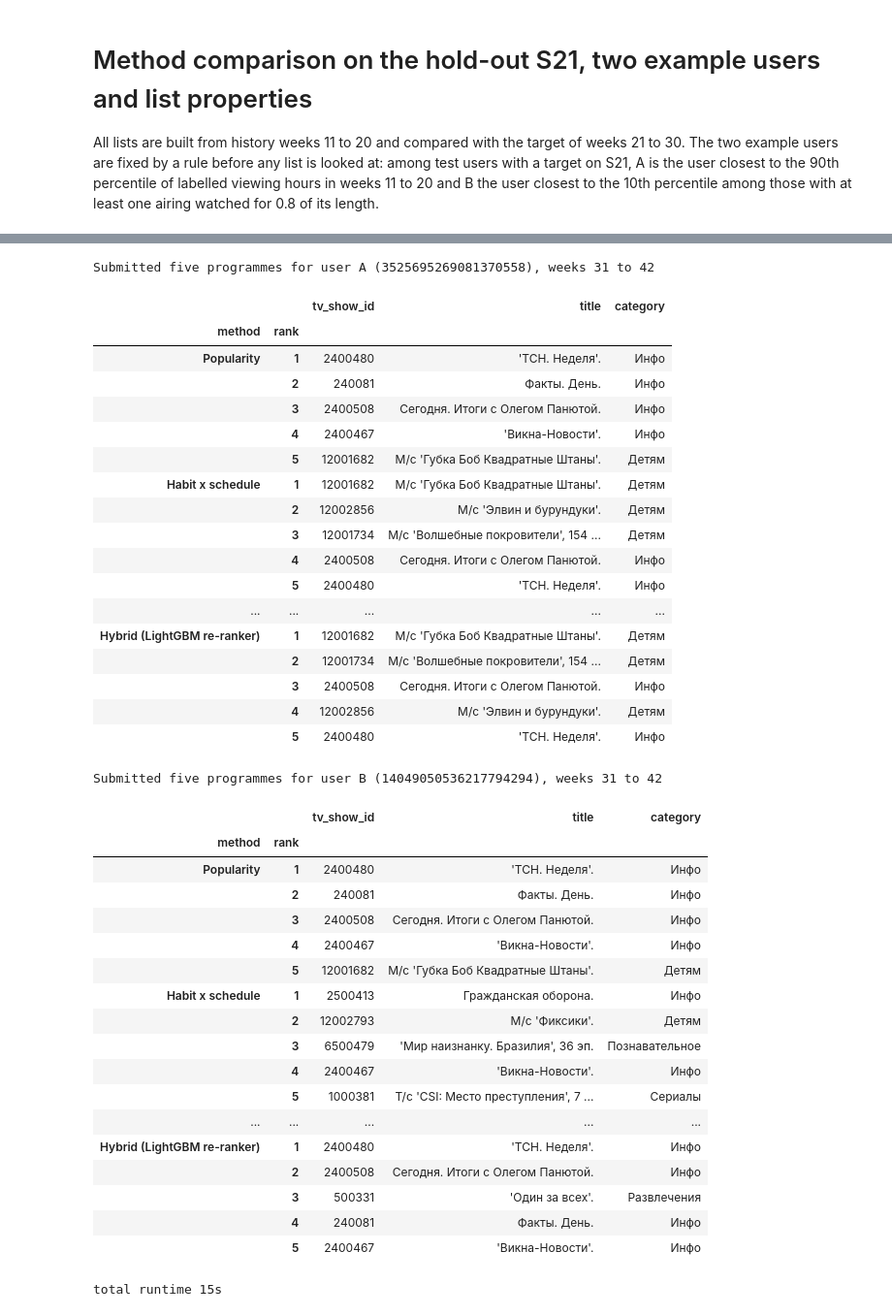
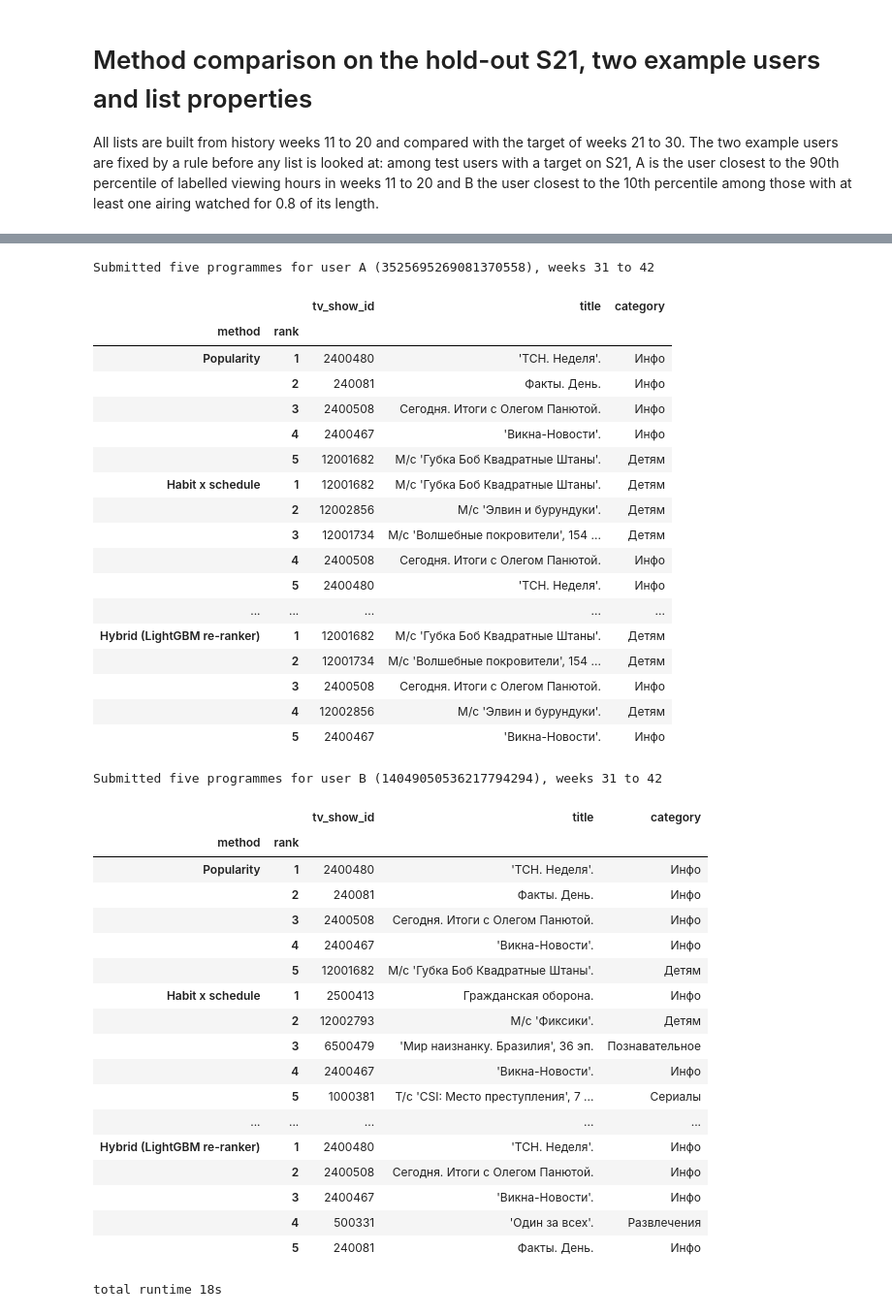
Before and after one commit to Marrrik/sweettv-recsys, a Jupyter notebook: modelling/analysis.ipynb, the cells around one changed output, grey strips where cells are left out. Shown at 97% size. Drawn from its saved outputs; the diff is of its cells as text; code cells hidden in the pictures.

```diff
--- a/modelling/analysis.ipynb
+++ b/modelling/analysis.ipynb
@@ -51,7 +51,8 @@ score_tables = {
     'Content-based': cf.content(m, prog, sorted(s.pool)).long(s.pool, 50),
 }
 lists = {name: recs.top5(sc, users, fb, s.pool) for name, sc in score_tables.items()}
-lists['Hybrid (LightGBM re-ranker)'] = recs.read_submission(os.path.join(ROOT, 'modelling', 's21_ranker_v3_top5.csv'))
+FINAL = 'ranker_v4'  # the designated re-ranker round: its S21 lists and its test submission
+lists['Hybrid (LightGBM re-ranker)'] = recs.read_submission(os.path.join(ROOT, 'modelling', f's21_{FINAL}_top5.csv'))
 ap = pd.DataFrame({name: [target.apk(truth[u], lst[u]) for u in users] for name, lst in lists.items()}, index=users)
 print('MAP@5 on S21:', ap.mean().round(4).to_dict())
 # %% [output]
@@ -124,9 +125,11 @@ for name, lst in lists.items():
 props_df = pd.DataFrame(props).T
 display(props_df.round(4))
 tflat = truth.explode().astype('int64')
-print('actual targets: share watched at 0.8 before', round(np.mean([(int(u), int(p)) in q_pairs for u, p in tflat.items()]), 4),
-      '| share only touched before', round(np.mean([(int(u), int(p)) in t_pairs and (int(u), int(p)) not in q_pairs for u, p in tflat.items()]), 4),
-      '| share new to the user', round(np.mean([(int(u), int(p)) not in t_pairs for u, p in tflat.items()]), 4))
+actual = {'watched': float(np.mean([(int(u), int(p)) in q_pairs for u, p in tflat.items()])),
+          'touched': float(np.mean([(int(u), int(p)) in t_pairs and (int(u), int(p)) not in q_pairs for u, p in tflat.items()])),
+          'new': float(np.mean([(int(u), int(p)) not in t_pairs for u, p in tflat.items()]))}
+print('actual targets: share watched at 0.8 before', round(actual['watched'], 4), '| share only touched before',
+      round(actual['touched'], 4), '| share new to the user', round(actual['new'], 4))
 # %% [output]
 |  | share watched at 0.8 before | share only touched before | share new to the user | precision on familiar | ... |
 | Popularity | 0.5973 | 0.2174 | 0.1854 | 0.3581 | ... |
@@ -253,7 +256,7 @@ Top 5 of every method for user B on S21
 # %%
 # The same two users in the test window: each method's submitted five programmes (no ground truth is available)
 sub_files = {'Popularity': 'popularity.csv', 'Habit x schedule': 'habit_schedule.csv', 'ALS': 'als.csv', 'PPR': 'ppr.csv',
-             'Association rules': 'rules.csv', 'Content-based': 'content.csv', 'Hybrid (LightGBM re-ranker)': 'ranker_v3.csv'}
+             'Association rules': 'rules.csv', 'Content-based': 'content.csv', 'Hybrid (LightGBM re-ranker)': f'{FINAL}.csv'}
 subs = {name: recs.read_submission(os.path.join(SUB_DIR, f)) for name, f in sub_files.items()}
 for label, u in [('A', user_a), ('B', user_b)]:
     rows_ = [{'method': name, 'rank': k + 1, 'tv_show_id': p, 'title': prog.title.get(p), 'category': prog.category.get(p)}
@@ -283,8 +286,9 @@ ids = {p for e in examples.values() for p in [x[0] for x in e['history_top']] +
        + [x[0] for lst in e['s21_lists'].values() for x in lst] + [p for lst in e['s31_lists'].values() for p in lst]}
 examples['programmes'] = {int(p): {'title': prog.title.get(p), 'category': prog.category.get(p)} for p in sorted(ids)}
 with open(os.path.join(ROOT, 'modelling', 'analysis_results.json'), 'w', encoding='utf-8') as f:
-    json.dump({'map5': ap.mean().to_dict(), 'bootstrap': rows, 'segments': seg.to_dict(), 'properties': props_df.to_dict(),
-               'user_a': int(user_a), 'user_b': int(user_b), 'examples': examples}, f, indent=1, default=str, ensure_ascii=False)
+    json.dump({'final': FINAL, 'map5': ap.mean().to_dict(), 'bootstrap': rows, 'segments': seg.to_dict(), 'properties': props_df.to_dict(),
+               'actual_shares': actual, 'user_a': int(user_a), 'user_b': int(user_b), 'examples': examples},
+              f, indent=1, default=str, ensure_ascii=False)
 print(f'total runtime {time.time() - T0:.0f}s')
 # %% [output]
 Submitted five programmes for user A (3525695269081370558), weeks 31 to 42
@@ -294,35 +298,35 @@ Submitted five programmes for user A (3525695269081370558), weeks 31 to 42
 |  | 2 | 240081 | Факты. День. | Инфо |
 |  | 3 | 2400508 | Сегодня. Итоги с Олегом Панютой. | Инфо |
 |  | 4 | 2400467 | 'Викна-Новости'. | Инфо |
 |  | 5 | 12001682 | М/с 'Губка Боб Квадратные Штаны'. | Детям |
 | Habit x schedule | 1 | 12001682 | М/с 'Губка Боб Квадратные Штаны'. | Детям |
 |  | 2 | 12002856 | М/с 'Элвин и бурундуки'. | Детям |
 |  | 3 | 12001734 | М/с 'Волшебные покровители', 154 ... | Детям |
 |  | 4 | 2400508 | Сегодня. Итоги с Олегом Панютой. | Инфо |
 |  | 5 | 2400480 | 'ТСН. Неделя'. | Инфо |
 | ... | ... | ... | ... | ... |
 | Hybrid (LightGBM re-ranker) | 1 | 12001682 | М/с 'Губка Боб Квадратные Штаны'. | Детям |
 |  | 2 | 12001734 | М/с 'Волшебные покровители', 154 ... | Детям |
 |  | 3 | 2400508 | Сегодня. Итоги с Олегом Панютой. | Инфо |
 |  | 4 | 12002856 | М/с 'Элвин и бурундуки'. | Детям |
-|  | 5 | 2400480 | 'ТСН. Неделя'. | Инфо |
+|  | 5 | 2400467 | 'Викна-Новости'. | Инфо |
 Submitted five programmes for user B (14049050536217794294), weeks 31 to 42
 |  |  | tv_show_id | title | category |
 | method | rank |  |  |  |
 | Popularity | 1 | 2400480 | 'ТСН. Неделя'. | Инфо |
 |  | 2 | 240081 | Факты. День. | Инфо |
 |  | 3 | 2400508 | Сегодня. Итоги с Олегом Панютой. | Инфо |
 |  | 4 | 2400467 | 'Викна-Новости'. | Инфо |
 |  | 5 | 12001682 | М/с 'Губка Боб Квадратные Штаны'. | Детям |
 | Habit x schedule | 1 | 2500413 | Гражданская оборона. | Инфо |
 |  | 2 | 12002793 | М/с 'Фиксики'. | Детям |
 |  | 3 | 6500479 | 'Мир наизнанку. Бразилия', 36 эп. | Познавательное |
 |  | 4 | 2400467 | 'Викна-Новости'. | Инфо |
 |  | 5 | 1000381 | Т/с 'CSI: Место преступления', 7 ... | Сериалы |
 | ... | ... | ... | ... | ... |
 | Hybrid (LightGBM re-ranker) | 1 | 2400480 | 'ТСН. Неделя'. | Инфо |
 |  | 2 | 2400508 | Сегодня. Итоги с Олегом Панютой. | Инфо |
-|  | 3 | 500331 | 'Один за всех'. | Развлечения |
-|  | 4 | 240081 | Факты. День. | Инфо |
-|  | 5 | 2400467 | 'Викна-Новости'. | Инфо |
+|  | 3 | 2400467 | 'Викна-Новости'. | Инфо |
+|  | 4 | 500331 | 'Один за всех'. | Развлечения |
+|  | 5 | 240081 | Факты. День. | Инфо |
-total runtime 15s
+total runtime 18s
```
Also changed, not shown: parts of 5 cells of this notebook, 22 other files.
